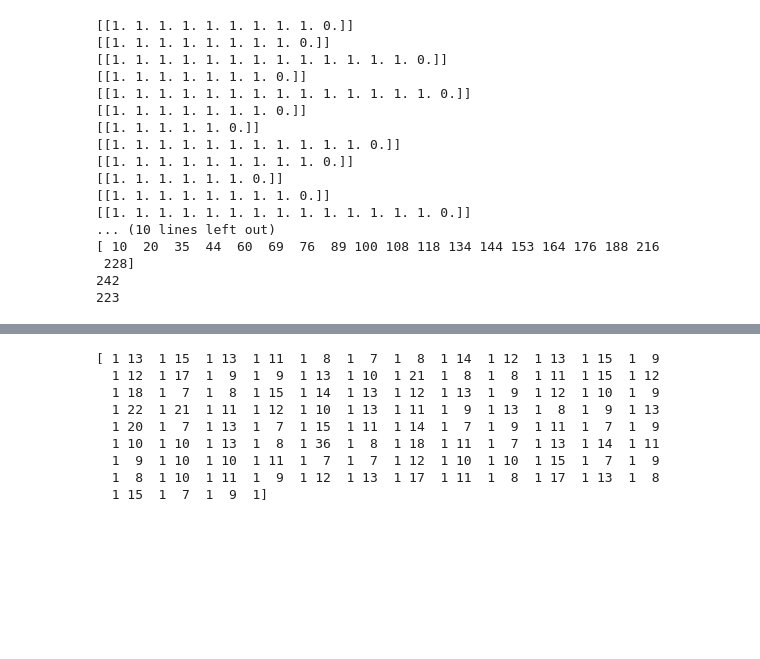
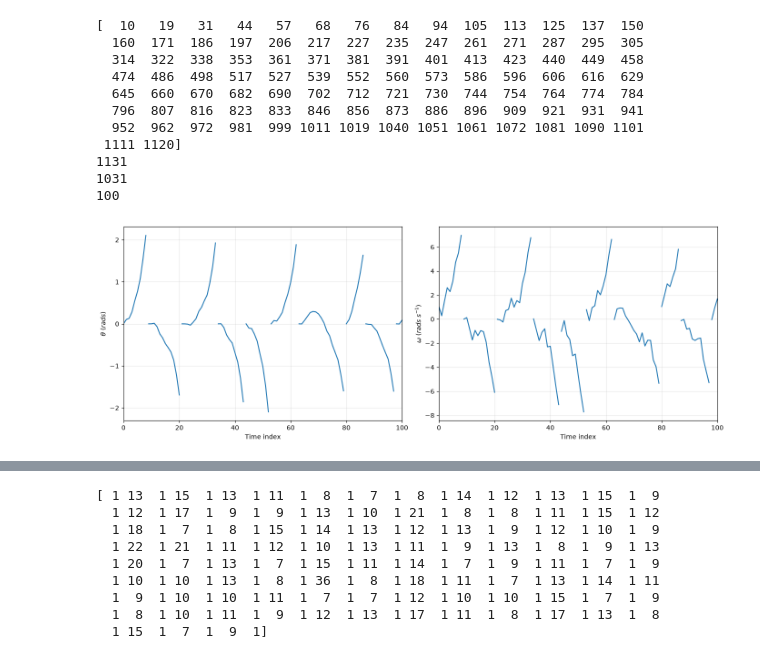
Before and after one commit to chaeyunkimm/dissertation, a Jupyter notebook: rl_pendulum_discrete_test.ipynb, the cells around one changed output, grey strips where cells are left out. Drawn from its saved outputs; the diff is of its cells as text; code cells hidden in the pictures; blank space fills up the shorter version.

Commit message:
Finalising various tests, changed to median  estimation

```diff
--- a/rl_pendulum_discrete_test.ipynb
+++ b/rl_pendulum_discrete_test.ipynb
@@ -15,5 +16,5 @@ from src.qbvine import qb_conditional_vine, splitdiscrete_qb_conditional_vines
 # %%
-n_episodes, sim_len, n_eval, n_stop_modelupdate = 10, 1000, 20, 25
+n_episodes, sim_len, n_eval, n_stop_modelupdate = 100, 1000, 101, 25
 true_param = np.array([9.8, 2.0, 8.0, 0.5,10.0, 0.1])
 true_pendulum = pendulum(true_param)
 my_lspi = LSPI(true_pendulum, sim_len, None)
@@ -21,47 +22,36 @@ old_policy = my_lspi.random_policy
 
 st = time.time()
 
-### calculate episodic return
-all_returns, disc_returns = [], []
-init_state = np.random.uniform(low=-1e-10, high=1e-10, size=2)
 all_s = np.empty((0, 2))
-#all_s2 = np.empty((0, 2))
+
 all_a = np.empty((0,1))
 episode_ends = np.zeros(n_eval, dtype = int)
 end_idx = 0
 for i in range(n_eval):
+    init_state = np.random.uniform(low=-1e-10, high=1e-10, size=2)
     eval_s, eval_a, eval_s2, eval_r = true_pendulum.simulate_episode(first_state=init_state, policy=old_policy)
-    print(eval_r.T)
     eval_s_corrected = np.concatenate((eval_s, [eval_s2[-1]]))
     eval_a_corrected = np.concatenate((eval_a, [[0]]))
     all_s = np.concatenate((all_s, eval_s_corrected))
-    #all_s2 = np.concatenate((all_s2, eval_s2))
     all_a = np.concatenate((all_a, eval_a_corrected))
-    discounts = np.array(my_lspi.gamma**np.arange(len(eval_r)))
-    discounted_return = discounts.T @ np.array(eval_r)
-    all_returns.append(np.sum(eval_r)), disc_returns.append(discounted_return[0])
+
     end_idx += len(eval_a_corrected)
     episode_ends[i] = end_idx-1
 episode_ends = episode_ends[:-1]
-print(f"Episode 1 return: {np.mean(all_returns)}")
+
 print(episode_ends)
 print(len(all_a))
 print(len(all_a)-len(episode_ends))
+print(len(episode_ends))
 # %% [output]
-[[1. 1. 1. 1. 1. 1. 1. 1. 1. 0.]]
-[[1. 1. 1. 1. 1. 1. 1. 1. 0.]]
-[[1. 1. 1. 1. 1. 1. 1. 1. 1. 1. 1. 1. 1. 0.]]
-[[1. 1. 1. 1. 1. 1. 1. 0.]]
-[[1. 1. 1. 1. 1. 1. 1. 1. 1. 1. 1. 1. 1. 1. 0.]]
-[[1. 1. 1. 1. 1. 1. 1. 0.]]
-[[1. 1. 1. 1. 1. 0.]]
-[[1. 1. 1. 1. 1. 1. 1. 1. 1. 1. 1. 0.]]
-[[1. 1. 1. 1. 1. 1. 1. 1. 1. 0.]]
-[[1. 1. 1. 1. 1. 1. 0.]]
-[[1. 1. 1. 1. 1. 1. 1. 1. 0.]]
-[[1. 1. 1. 1. 1. 1. 1. 1. 1. 1. 1. 1. 1. 1. 0.]]
-... (10 lines left out)
-[ 10  20  35  44  60  69  76  89 100 108 118 134 144 153 164 176 188 216
- 228]
-242
-223
+[  10   19   31   44   57   68   76   84   94  105  113  125  137  150
+  160  171  186  197  206  217  227  235  247  261  271  287  295  305
+  314  322  338  353  361  371  381  391  401  413  423  440  449  458
+  474  486  498  517  527  539  552  560  573  586  596  606  616  629
+  645  660  670  682  690  702  712  721  730  744  754  764  774  784
+  796  807  816  823  833  846  856  873  886  896  909  921  931  941
+  952  962  972  981  999 1011 1019 1040 1051 1061 1072 1081 1090 1101
+ 1111 1120]
+1131
+1031
+100
@@ -84,3 +78,30 @@ print(len(all_a)-len(episode_ends))
+# %%
+fig, axes = plt.subplots(1, 2, figsize=(14, 5), sharex=True)
+
+episode_starts = np.r_[0, test_episode_ends[:-1] + 1]
+episode_ends_exclusive = test_episode_ends + 1
+max_time_index = 100
+
+for start, end in zip(episode_starts, episode_ends_exclusive):
+    if start > max_time_index:
+        break
+    end = min(end, max_time_index + 1)
+    time_indices = np.arange(start, end)
+    axes[0].plot(time_indices, test_s2[start:end, 0], color="C0")
+    axes[1].plot(time_indices, test_s2[start:end, 1], color="C0")
+
+axes[0].set_ylabel(r"$\theta$ ($rads$)")
+axes[1].set_ylabel(r"$\omega$ ($rads~s^{-1}$)")
+
+for axis in axes:
+    axis.set_xlabel("Time index")
+    axis.set_xlim(0, max_time_index)
+    axis.grid(True, alpha=0.3)
+
+fig.tight_layout()
+plt.show()
+# %% [output]
+[figure, added]
 # %%
 fig, ax = plt.subplots(1,2)
 ax[0].plot(all_s[:100,0])
```
Also changed, not shown: parts of 13 cells of this notebook, 11 other files.
